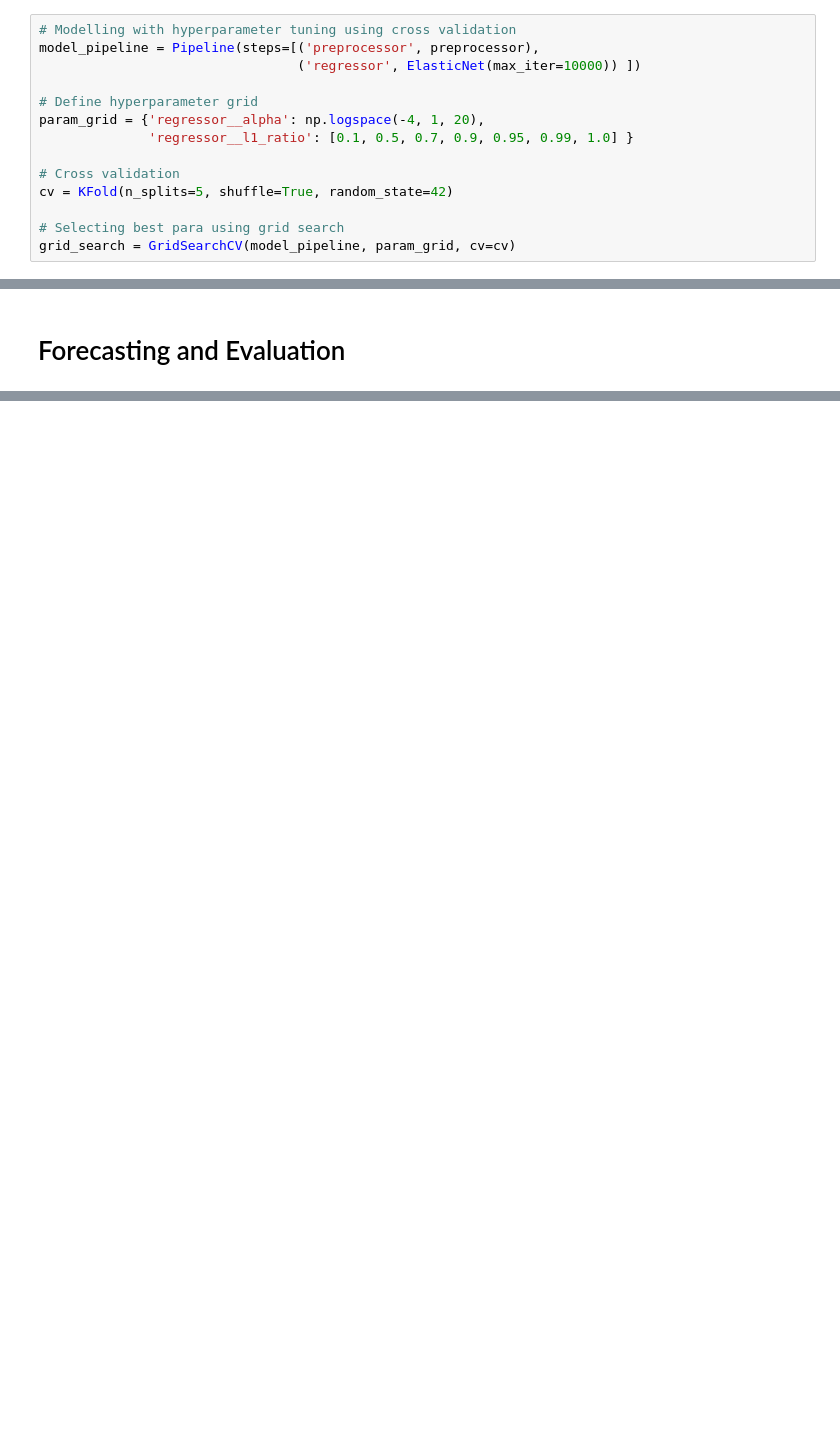
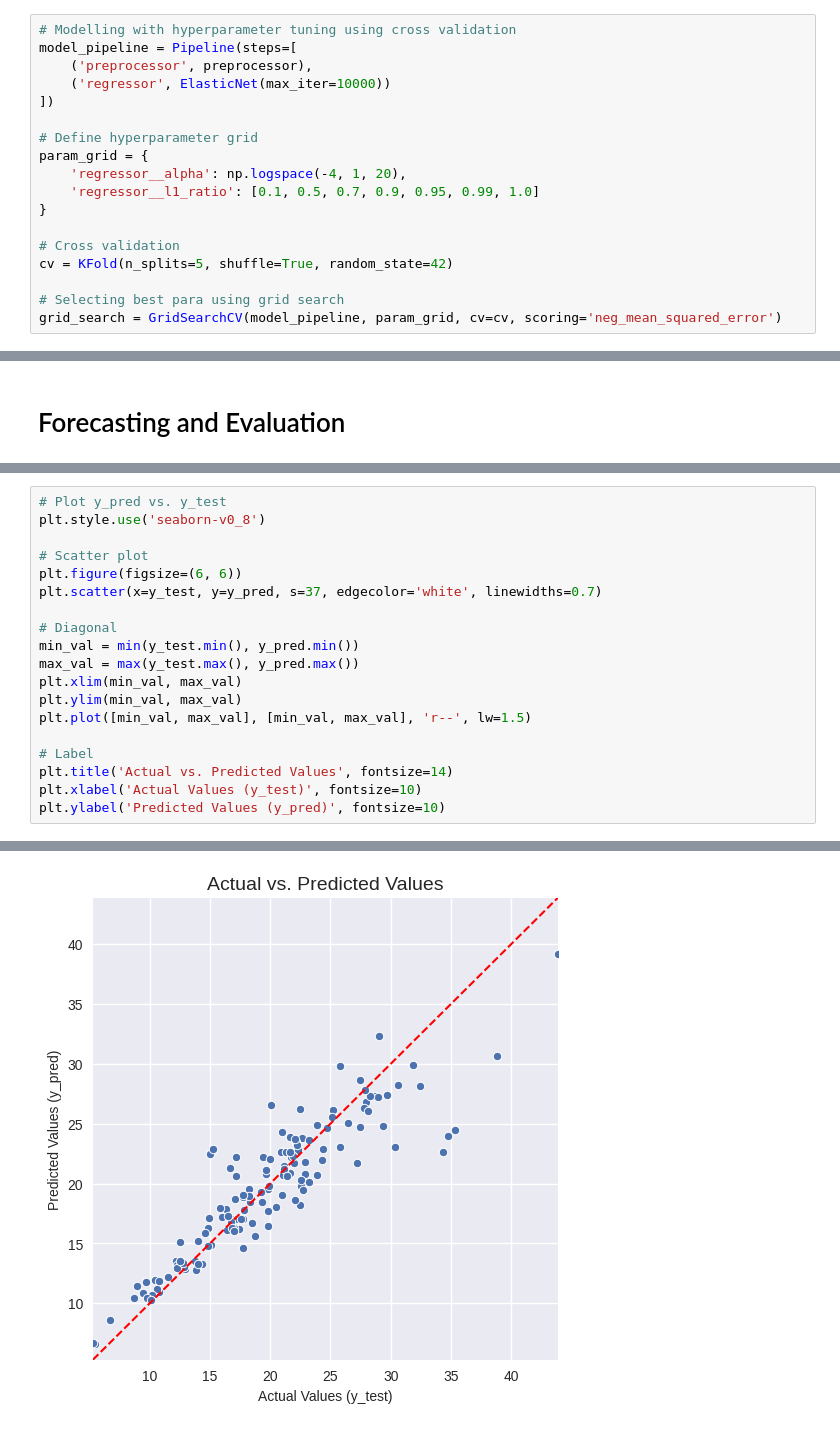
Before and after one commit to zachho9/data-science-workflow-demo, a Jupyter notebook: machine_learning_regression_tuning.ipynb, the cells around one changed output, grey strips where cells are left out. Drawn from its saved outputs; the diff is of its cells as text; blank space fills up the shorter version.

```diff
--- a/machine_learning_regression_tuning.ipynb
+++ b/machine_learning_regression_tuning.ipynb
@@ -177,18 +190,22 @@ preprocessor = ColumnTransformer(transformers=[('num', numeric_transformer, nume
 # Training
 # %%
 # Modelling with hyperparameter tuning using cross validation
-model_pipeline = Pipeline(steps=[('preprocessor', preprocessor),
-                                 ('regressor', ElasticNet(max_iter=10000)) ])
+model_pipeline = Pipeline(steps=[
+    ('preprocessor', preprocessor),
+    ('regressor', ElasticNet(max_iter=10000))
+])
 
 # Define hyperparameter grid
-param_grid = {'regressor__alpha': np.logspace(-4, 1, 20),
-              'regressor__l1_ratio': [0.1, 0.5, 0.7, 0.9, 0.95, 0.99, 1.0] }
+param_grid = {
+    'regressor__alpha': np.logspace(-4, 1, 20),
+    'regressor__l1_ratio': [0.1, 0.5, 0.7, 0.9, 0.95, 0.99, 1.0]
+}
 
 # Cross validation
 cv = KFold(n_splits=5, shuffle=True, random_state=42)
 
 # Selecting best para using grid search
-grid_search = GridSearchCV(model_pipeline, param_grid, cv=cv)
+grid_search = GridSearchCV(model_pipeline, param_grid, cv=cv, scoring='neg_mean_squared_error')
 # %%
 # Start training
 grid_search.fit(X_train, y_train)
@@ -229,0 +247,20 @@ Test R2: 0.8120
+# %%
+# Plot y_pred vs. y_test
+plt.style.use('seaborn-v0_8')
+
+# Scatter plot
+plt.figure(figsize=(6, 6))
+plt.scatter(x=y_test, y=y_pred, s=37, edgecolor='white', linewidths=0.7)
+
+# Diagonal
+min_val = min(y_test.min(), y_pred.min())
+max_val = max(y_test.max(), y_pred.max())
+plt.xlim(min_val, max_val)
+plt.ylim(min_val, max_val)
+plt.plot([min_val, max_val], [min_val, max_val], 'r--', lw=1.5)
+
+# Label
+plt.title('Actual vs. Predicted Values', fontsize=14)
+plt.xlabel('Actual Values (y_test)', fontsize=10)
+plt.ylabel('Predicted Values (y_pred)', fontsize=10)
+# %% [output]
@@ -229,0 +268 @@ Test R2: 0.8120
+[figure, added]
```
Also changed, not shown: parts of 7 cells of this notebook.
